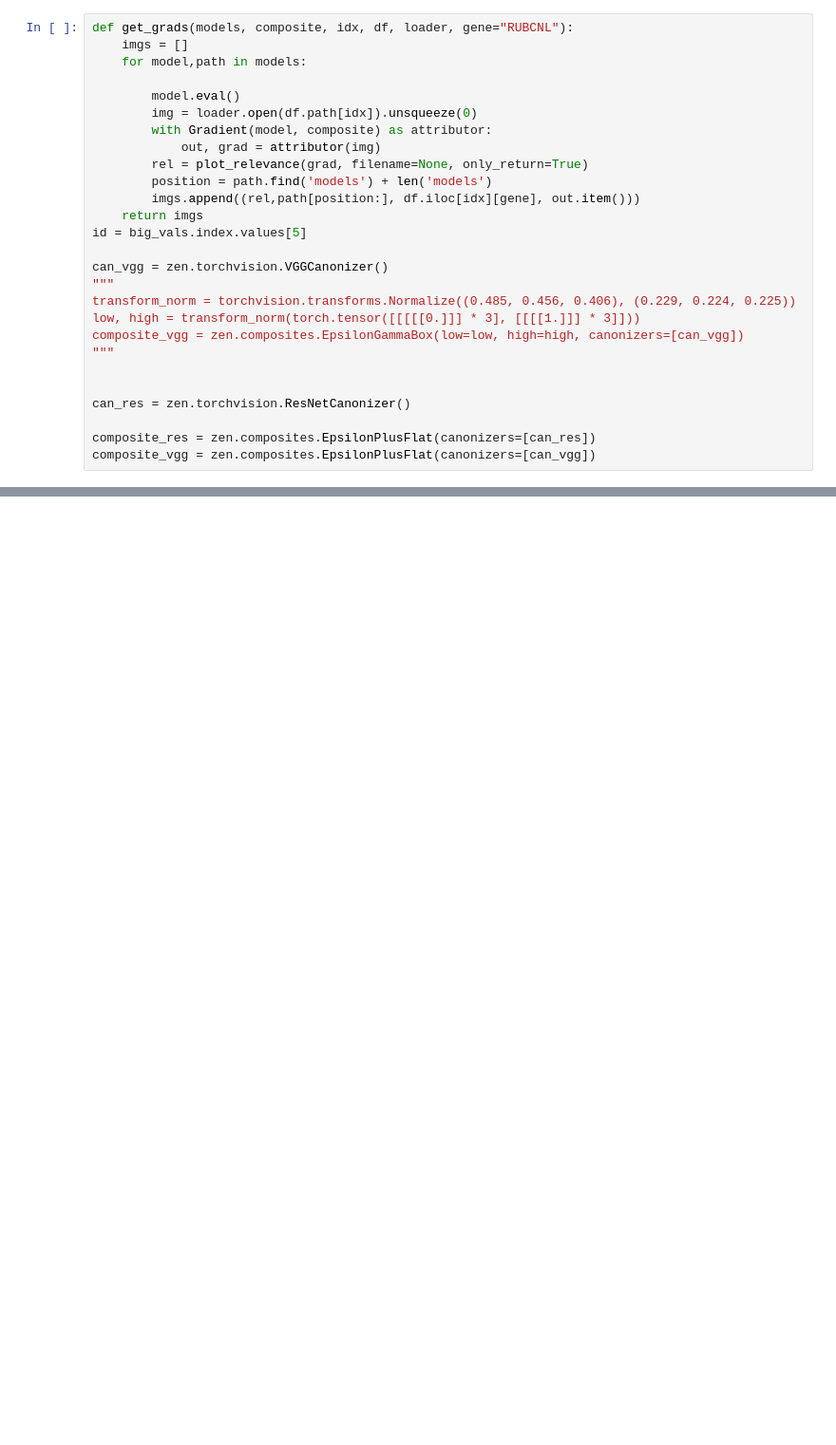
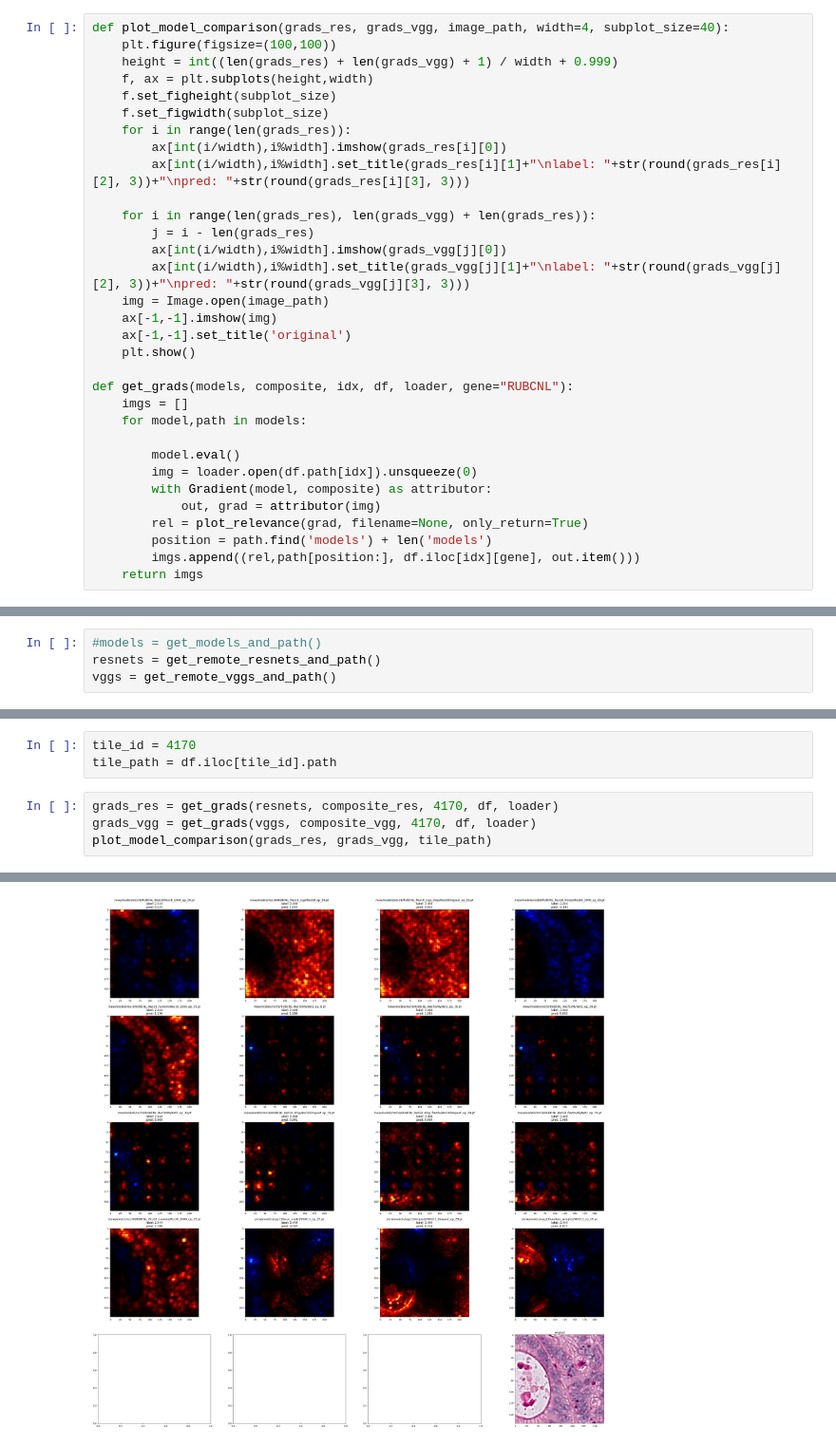
Before and after one commit to jthielmann/xai_cc, a Jupyter notebook: script/compare_explanations_of_models.ipynb, the cells around one changed output, grey strips where cells are left out. Shown at 95% size. Cells and saved outputs as stored; diff of their text form; blank space fills up the shorter version.

```diff
--- a/script/compare_explanations_of_models.ipynb
+++ b/script/compare_explanations_of_models.ipynb
@@ -91,4 +63,23 @@ vggs = get_vggs_and_path()
 # %%
+def plot_model_comparison(grads_res, grads_vgg, image_path, width=4, subplot_size=40):
+    plt.figure(figsize=(100,100))
+    height = int((len(grads_res) + len(grads_vgg) + 1) / width + 0.999)
+    f, ax = plt.subplots(height,width)
+    f.set_figheight(subplot_size)
+    f.set_figwidth(subplot_size)
+    for i in range(len(grads_res)):
+        ax[int(i/width),i%width].imshow(grads_res[i][0])
+        ax[int(i/width),i%width].set_title(grads_res[i][1]+"\nlabel: "+str(round(grads_res[i][2], 3))+"\npred: "+str(round(grads_res[i][3], 3)))
+
+    for i in range(len(grads_res), len(grads_vgg) + len(grads_res)):
+        j = i - len(grads_res)
+        ax[int(i/width),i%width].imshow(grads_vgg[j][0])
+        ax[int(i/width),i%width].set_title(grads_vgg[j][1]+"\nlabel: "+str(round(grads_vgg[j][2], 3))+"\npred: "+str(round(grads_vgg[j][3], 3)))
+    img = Image.open(image_path)
+    ax[-1,-1].imshow(img)
+    ax[-1,-1].set_title('original')
+    plt.show()
+
 def get_grads(models, composite, idx, df, loader, gene="RUBCNL"):
     imgs = []
     for model,path in models:
@@ -101,17 +92,3 @@ def get_grads(models, composite, idx, df, loader, gene="RUBCNL"):
         position = path.find('models') + len('models')
         imgs.append((rel,path[position:], df.iloc[idx][gene], out.item()))
     return imgs
-id = big_vals.index.values[5]
-
-can_vgg = zen.torchvision.VGGCanonizer()
-"""
-transform_norm = torchvision.transforms.Normalize((0.485, 0.456, 0.406), (0.229, 0.224, 0.225))
-low, high = transform_norm(torch.tensor([[[[[0.]]] * 3], [[[[1.]]] * 3]]))
-composite_vgg = zen.composites.EpsilonGammaBox(low=low, high=high, canonizers=[can_vgg])
-"""
-
-
-can_res = zen.torchvision.ResNetCanonizer()
-
-composite_res = zen.composites.EpsilonPlusFlat(canonizers=[can_res])
-composite_vgg = zen.composites.EpsilonPlusFlat(canonizers=[can_vgg])
@@ -117,0 +106,4 @@ composite_vgg = zen.composites.EpsilonPlusFlat(canonizers=[can_vgg])
+# %%
+#models = get_models_and_path()
+resnets = get_remote_resnets_and_path()
+vggs = get_remote_vggs_and_path()
@@ -117,0 +127,8 @@ composite_vgg = zen.composites.EpsilonPlusFlat(canonizers=[can_vgg])
+# %%
+tile_id = 4170
+tile_path = df.iloc[tile_id].path
+# %%
+grads_res = get_grads(resnets, composite_res, 4170, df, loader)
+grads_vgg = get_grads(vggs, composite_vgg, 4170, df, loader)
+plot_model_comparison(grads_res, grads_vgg, tile_path)
+# %% [output]
@@ -118 +136,2 @@ composite_vgg = zen.composites.EpsilonPlusFlat(canonizers=[can_vgg])
+[figure, added]
 # %%
```
Also changed, not shown: parts of 14 cells of this notebook, 8 other files.
